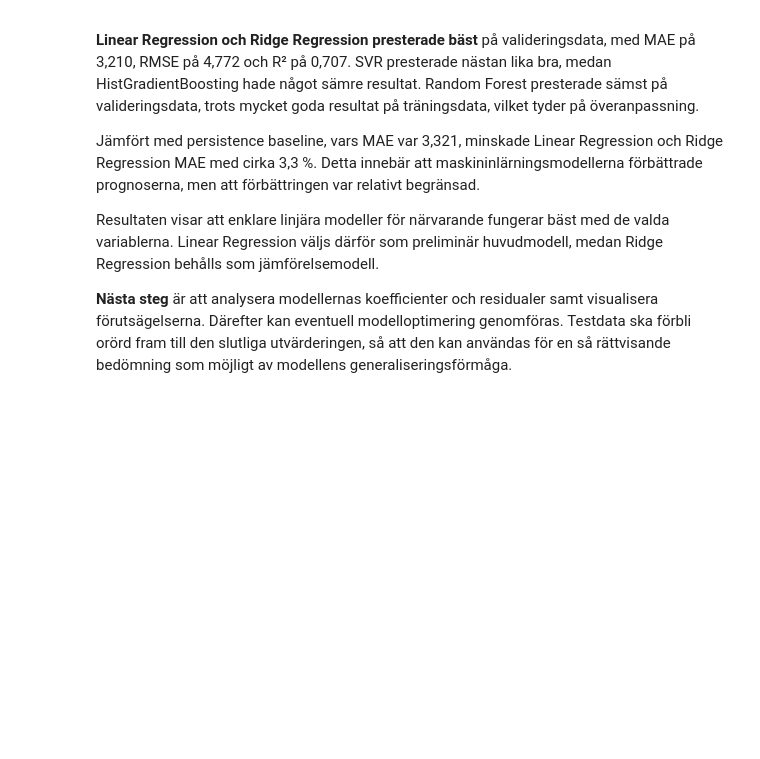
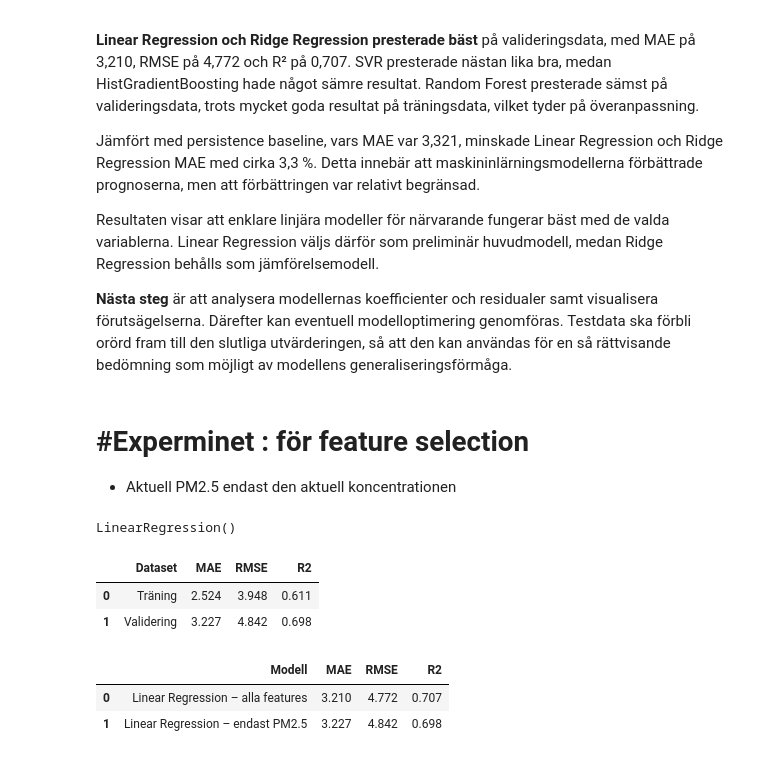
Before and after one commit to JakobWorkingHard/predicting_PM2.5, a Jupyter notebook: notebooks/model_trainval.ipynb, the cells around one changed output. Cells and saved outputs as stored; diff of their text form; code cells hidden in the pictures; blank space fills up the shorter version.

```diff
--- a/notebooks/model_trainval.ipynb
+++ b/notebooks/model_trainval.ipynb
@@ -625,3 +625,78 @@ Jämfört med persistence baseline, vars MAE var 3,321, minskade Linear Regressi
 Resultaten visar att enklare linjära modeller för närvarande fungerar bäst med de valda variablerna. Linear Regression väljs därför som preliminär huvudmodell, medan Ridge Regression behålls som jämförelsemodell.
 
 **Nästa steg** är att analysera modellernas koefficienter och residualer samt visualisera förutsägelserna. Därefter kan eventuell modelloptimering genomföras. Testdata ska förbli orörd fram till den slutliga utvärderingen, så att den kan användas för en så rättvisande bedömning som möjligt av modellens generaliseringsförmåga.
+# %% [markdown]
+# #Experminet : för feature selection
+
+- Aktuell PM2.5 endast den aktuell koncentrationen
+# %%
+features_pm25 = ["pm25"]
+
+
+features_pm25 = ["pm25"]
+
+X_train_pm25 = train_model[features_pm25]
+y_train_pm25 = train_model["target"]
+
+X_val_pm25 = val_model[features_pm25]
+y_val_pm25 = val_model["target"]
+# %%
+from sklearn.linear_model import LinearRegression
+
+model_pm25 = LinearRegression()
+
+model_pm25.fit(X_train_pm25, y_train_pm25)
+# %% [output]
+LinearRegression()
+# %%
+y_pred_train_pm25 = model_pm25.predict(X_train_pm25)
+y_pred_val_pm25 = model_pm25.predict(X_val_pm25)
+
+train_pm25_results = evaluate_model(
+    y_train_pm25,
+    y_pred_train_pm25,
+)
+
+val_pm25_results = evaluate_model(
+    y_val_pm25,
+    y_pred_val_pm25,
+)
+# %%
+pm25_results_df = pd.DataFrame([
+    {
+        "Dataset": "Träning",
+        **train_pm25_results,
+    },
+    {
+        "Dataset": "Validering",
+        **val_pm25_results,
+    },
+])
+
+display(pm25_results_df.round(3))
+# %% [output]
+|  | Dataset | MAE | RMSE | R2 |
+| 0 | Träning | 2.524 | 3.948 | 0.611 |
+| 1 | Validering | 3.227 | 4.842 | 0.698 |
+# %%
+pm25_comparison = pd.DataFrame([
+    {
+        "Modell": "Linear Regression – alla features",
+        "MAE": 3.210,
+        "RMSE": 4.772,
+        "R2": 0.707,
+    },
+    {
+        "Modell": "Linear Regression – endast PM2.5",
+        "MAE": val_pm25_results["MAE"],
+        "RMSE": val_pm25_results["RMSE"],
+        "R2": val_pm25_results["R2"],
+    },
+])
+
+
+pm25_comparison.sort_values("MAE").reset_index(drop=True).round(3)
+# %% [output]
+|  | Modell | MAE | RMSE | R2 |
+| 0 | Linear Regression – alla features | 3.210 | 4.772 | 0.707 |
+| 1 | Linear Regression – endast PM2.5 | 3.227 | 4.842 | 0.698 |
```
